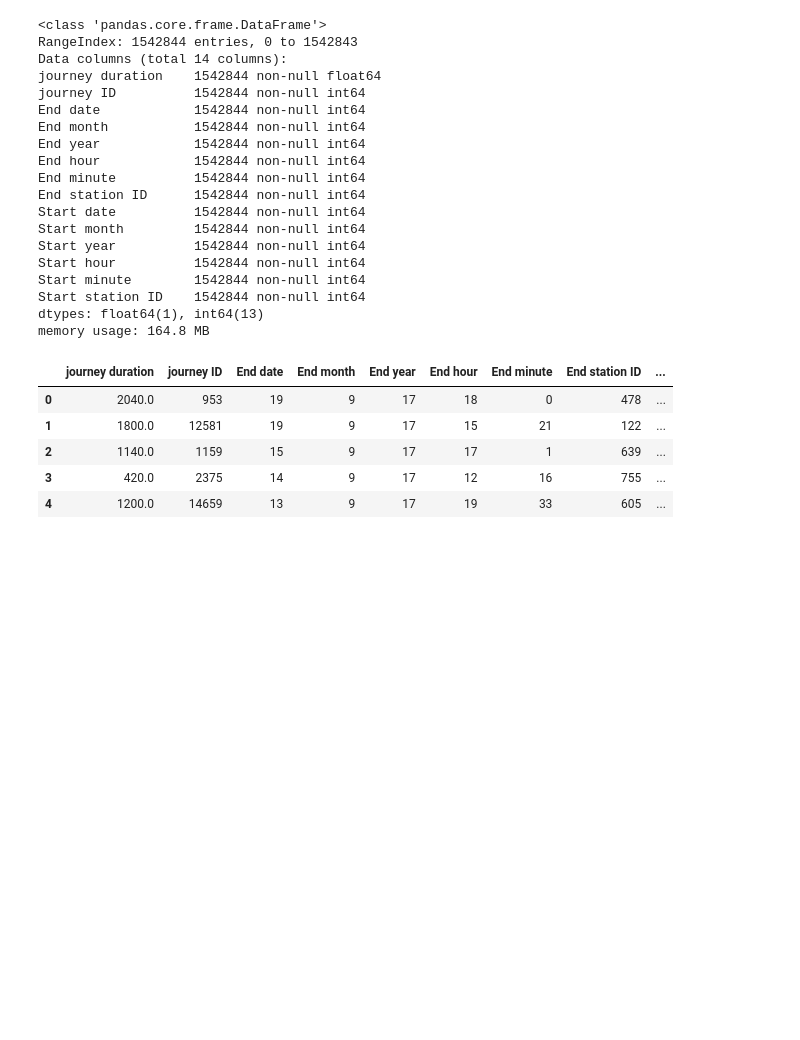
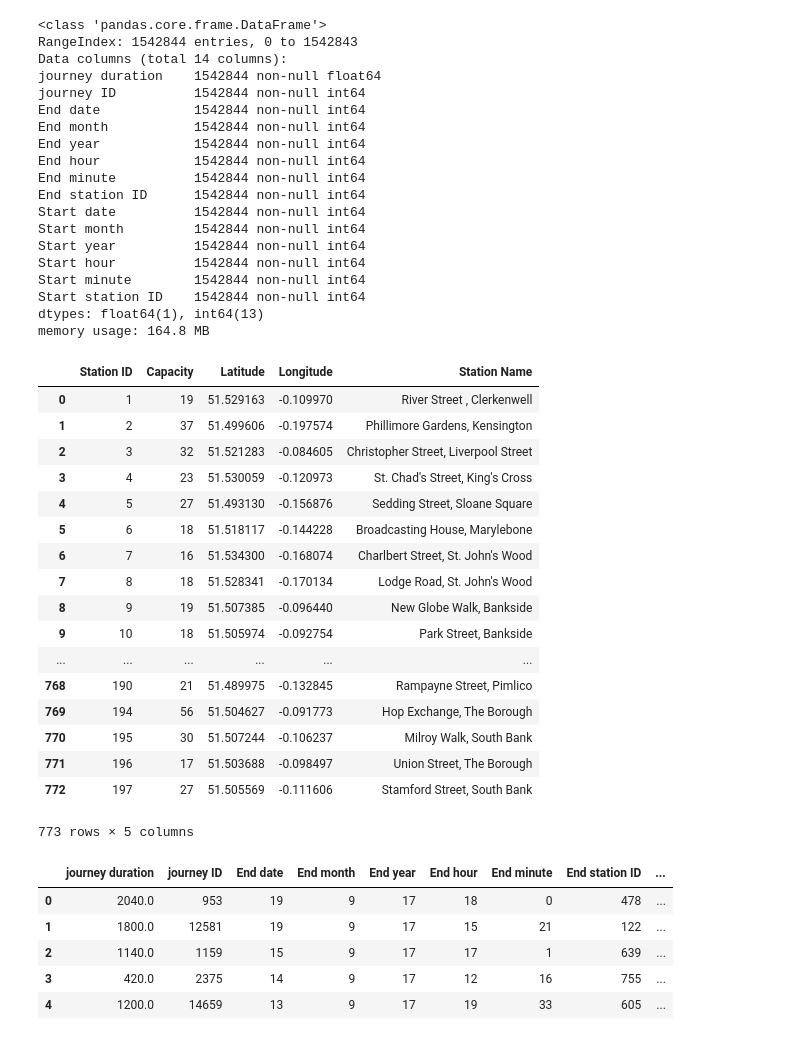
Before and after one commit to Urban-Analytics/SmartSocialCity, a Jupyter notebook: Machine Learning/The London Bike Sharing Project/data_modelling_bike_sharing_london.ipynb, the cells around one changed output. Drawn from its saved outputs; the diff is of its cells as text; code cells hidden in the pictures; blank space fills up the shorter version.

```diff
--- a/Machine Learning/The London Bike Sharing Project/data_modelling_bike_sharing_london.ipynb
+++ b/Machine Learning/The London Bike Sharing Project/data_modelling_bike_sharing_london.ipynb
@@ -102,9 +87,28 @@ Start station ID    1542844 non-null int64
 dtypes: float64(1), int64(13)
 memory usage: 164.8 MB
 # %%
-#stations_dataframe = pd.read_csv('data/stations.csv')
-#stations_dataframe.columns = ['Station ID', 'Capacity', 'Latitude', 'Longitude', 'Station Name']
-#stations_dataframe
+stations_dataframe = pd.read_csv('data/stations.csv')
+stations_dataframe.columns = ['Station ID', 'Capacity', 'Latitude', 'Longitude', 'Station Name']
+stations_dataframe
+# %% [output]
+|  | Station ID | Capacity | Latitude | Longitude | Station Name |
+| 0 | 1 | 19 | 51.529163 | -0.109970 | River Street , Clerkenwell |
+| 1 | 2 | 37 | 51.499606 | -0.197574 | Phillimore Gardens, Kensington |
+| 2 | 3 | 32 | 51.521283 | -0.084605 | Christopher Street, Liverpool Street |
+| 3 | 4 | 23 | 51.530059 | -0.120973 | St. Chad's Street, King's Cross |
+| 4 | 5 | 27 | 51.493130 | -0.156876 | Sedding Street, Sloane Square |
+| 5 | 6 | 18 | 51.518117 | -0.144228 | Broadcasting House, Marylebone |
+| 6 | 7 | 16 | 51.534300 | -0.168074 | Charlbert Street, St. John's Wood |
+| 7 | 8 | 18 | 51.528341 | -0.170134 | Lodge Road, St. John's Wood |
+| 8 | 9 | 19 | 51.507385 | -0.096440 | New Globe Walk, Bankside |
+| 9 | 10 | 18 | 51.505974 | -0.092754 | Park Street, Bankside |
+| ... | ... | ... | ... | ... | ... |
+| 768 | 190 | 21 | 51.489975 | -0.132845 | Rampayne Street, Pimlico |
+| 769 | 194 | 56 | 51.504627 | -0.091773 | Hop Exchange, The Borough |
+| 770 | 195 | 30 | 51.507244 | -0.106237 | Milroy Walk, South Bank |
+| 771 | 196 | 17 | 51.503688 | -0.098497 | Union Street, The Borough |
+| 772 | 197 | 27 | 51.505569 | -0.111606 | Stamford Street, South Bank |
+773 rows × 5 columns
 # %%
 dataframe_journeys.head()
 # %% [output]
```
Also changed, not shown: parts of 6 cells of this notebook.
